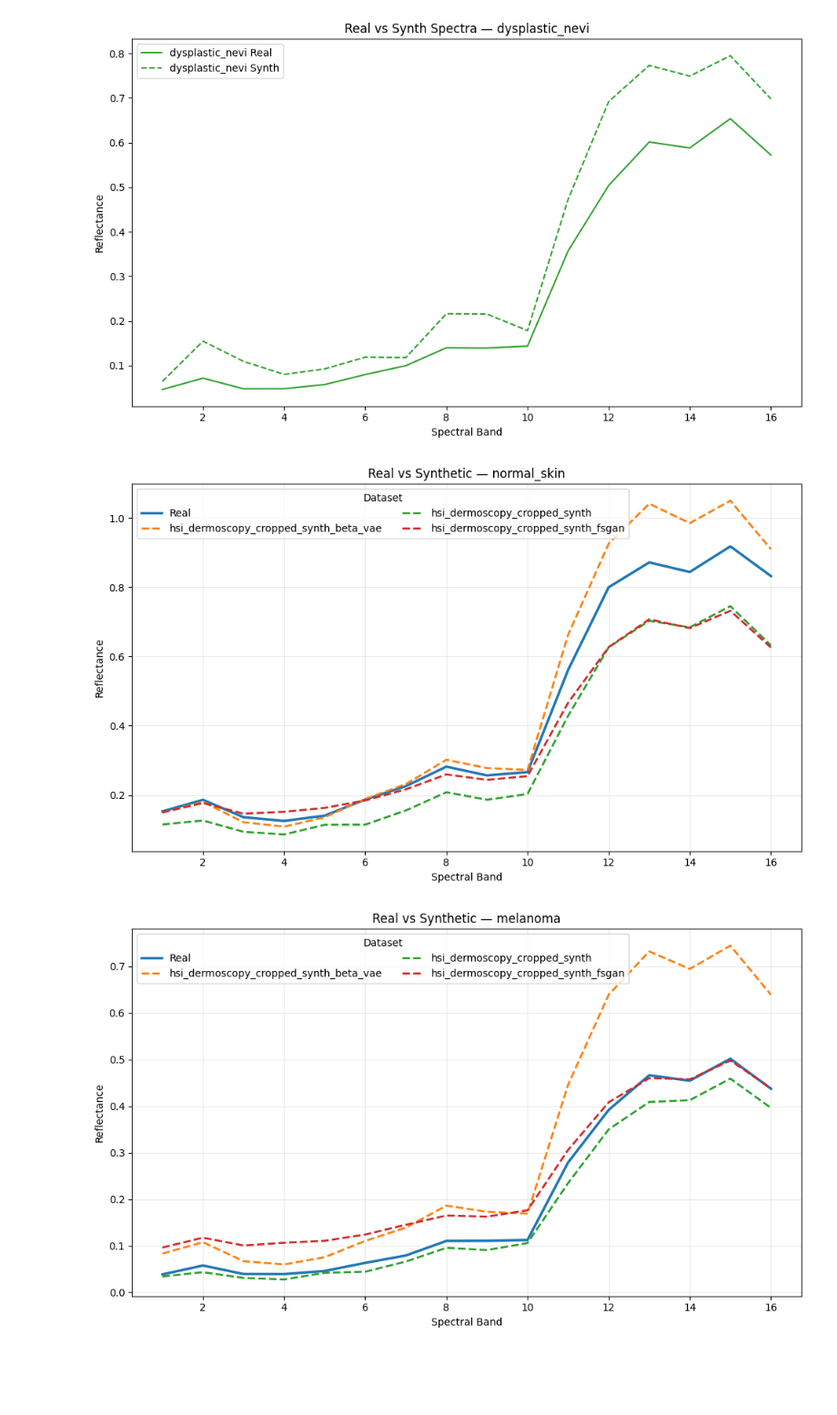
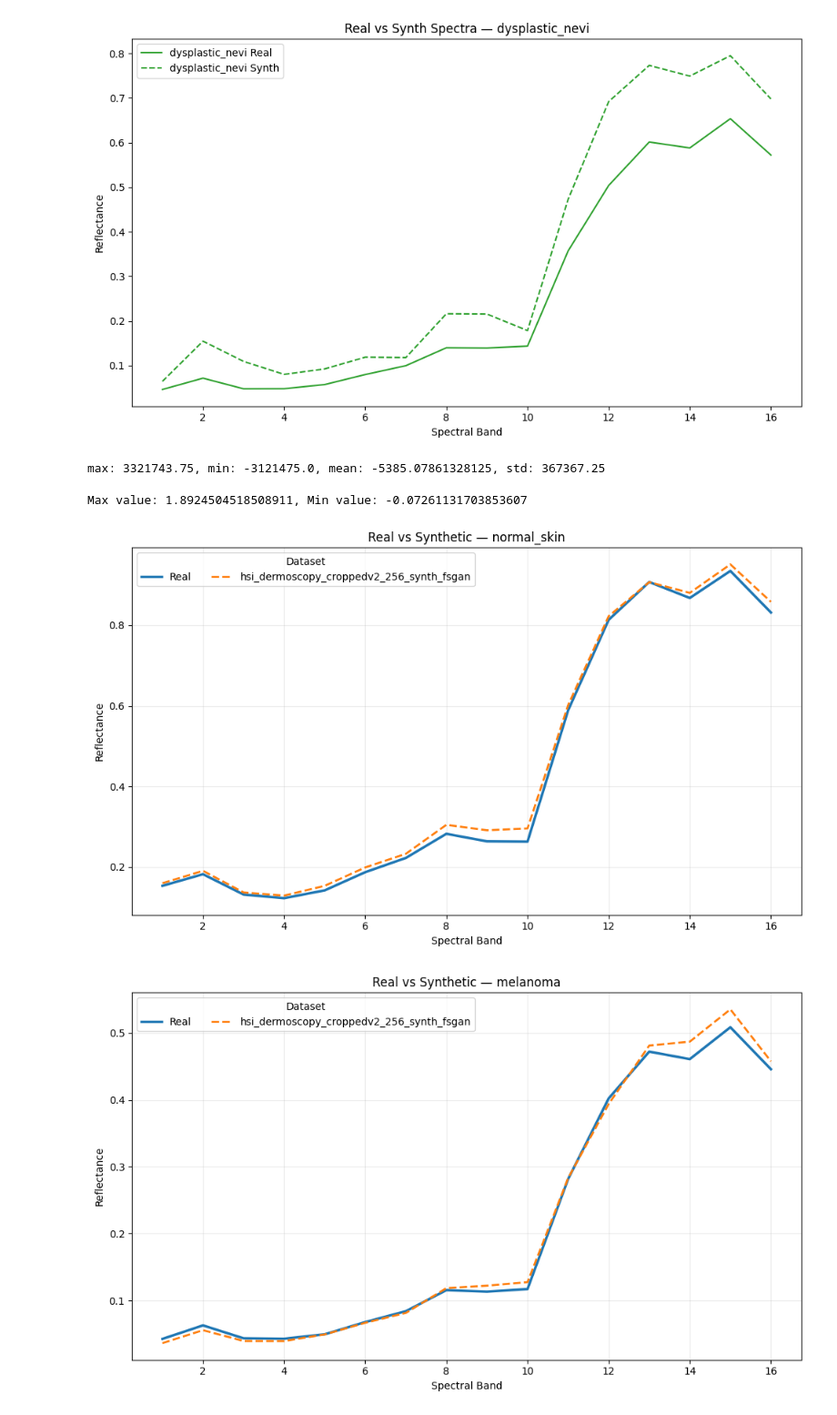
Before and after one commit to teaching-FEEC/dgm-2025.2, a Jupyter notebook: projects/hyperskin/notebooks/mask_exploration.ipynb, the cells around one changed output. Shown at 91% size. Drawn from its saved outputs; the diff is of its cells as text; code cells hidden in the pictures; blank space fills up the shorter version.

Commit message:
updated configs with new dataset and added spectra plot to fastgan training

```diff
--- a/projects/hyperskin/notebooks/mask_exploration.ipynb
+++ b/projects/hyperskin/notebooks/mask_exploration.ipynb
@@ -620,17 +621,50 @@ for i, label in enumerate(labels_to_plot):
 [figure]
 [figure]
 [figure]
+# %%
+import random
+
+
+dataset = HSIDermoscopyDataset(
+    task=HSIDermoscopyTask.GENERATION, data_dir="../data/hsi_dermoscopy_croppedv2_256_synth_fsgan"
+)
+
+idx = random.randint(0, len(dataset) - 1)
+image, label = dataset[idx]
+
+print(f"max: {image.max()}, min: {image.min()}, mean: {image.mean()}, std: {image.std()}")
+# %% [output]
+max: 3321743.75, min: -3121475.0, mean: -5385.07861328125, std: 367367.25
+# %%
+dataset = HSIDermoscopyDataset(
+        task=HSIDermoscopyTask.GENERATION, data_dir="../data/hsi_dermoscopy_croppedv2_256"
+    )
+
+# iterate over the dataset and get the max and min values of the hyperspectral images
+max_value = -np.inf
+min_value = np.inf
+for i in tqdm.tqdm(range(len(dataset))):
+    image, label = dataset[i]
+    max_value = max(max_value, image.max())
+    min_value = min(min_value, image.min())
+print(f"Max value: {max_value}, Min value: {min_value}")
+# %% [output]
+Max value: 1.8924504518508911, Min value: -0.07261131703853607
 # %%
 import numpy as np
 import matplotlib.pyplot as plt
 
 # 1) Define which labels to compare
-labels_to_compare = ["normal_skin", "melanoma"]
+labels_to_compare = ["normal_skin",
+                     "melanoma",
+                     "dysplastic_nevi"
+                     ]
 
 # 2) Colors fixed per class
 class_colors = {
     "normal_skin": "C0",
     "melanoma": "C3",
+    "dysplastic_nevi": "C1",
 }
 
 # 3) Line styles for different synthetic generations
@@ -751,7 +785,7 @@ def plot_each_class_sep_consistent_style(
 # Pseudocode for computing synth_stats per dataset_dir using your current approach
 def compute_synth_stats_for_dir(data_dir, use_tqdm=True):
     dataset = HSIDermoscopyDataset(
-        task=HSIDermoscopyTask.GENERATION, data_dir=data_dir
+        task=HSIDermoscopyTask.GENERATION, data_dir=data_dir, force_create_df=True, save_labels_df=False
     )
     inverse_labels_map = {v: k for k, v in dataset.labels_map.items()}
     spectra_by_label = {}
@@ -776,35 +810,37 @@ def compute_synth_stats_for_dir(data_dir, use_tqdm=True):
 
         normal_skin_mask = ~mask_np
         if np.any(normal_skin_mask):
             normal_spectrum = image[normal_skin_mask].mean(axis=0)
             spectra_by_label.setdefault("normal_skin", []).append(normal_spectrum)
 
     synth_stats = {}
     for label_name, spectra in spectra_by_label.items():
         arr = np.array(spectra)
         synth_stats[label_name] = {
             "mean": np.mean(arr, axis=0),
             "std": np.std(arr, axis=0),
         }
     return synth_stats
 
 # Define which synthetic dirs to compare
 synth_dirs = [
-    "../data/hsi_dermoscopy_cropped_synth_beta_vae",
-    "../data/hsi_dermoscopy_cropped_synth",
-    "../data/hsi_dermoscopy_cropped_synth_fsgan",
+    "../data/hsi_dermoscopy_croppedv2_256_synth_fsgan",
+    # "../data/hsi_dermoscopy_cropped_synth",
+    # "../data/hsi_dermoscopy_cropped_synth_fsgan",
 ]
+
+stats = compute_synth_stats_for_dir("../data/hsi_dermoscopy_croppedv2_256")
 
 # Build the map
 synth_stats_map = {d: compute_synth_stats_for_dir(d, use_tqdm=True) for d in synth_dirs}
 
 # Finally, plot
 plot_each_class_sep_consistent_style(
     labels=labels_to_compare,
     real_stats=stats,
     synth_stats_map=synth_stats_map,
     show_std=show_std,
 )
 # %% [output]
-[figure, old version]
+[figure, new version]
-[figure, old version]
+[figure, new version]
```
Also changed, not shown: parts of 7 cells of this notebook, 5 other files.
